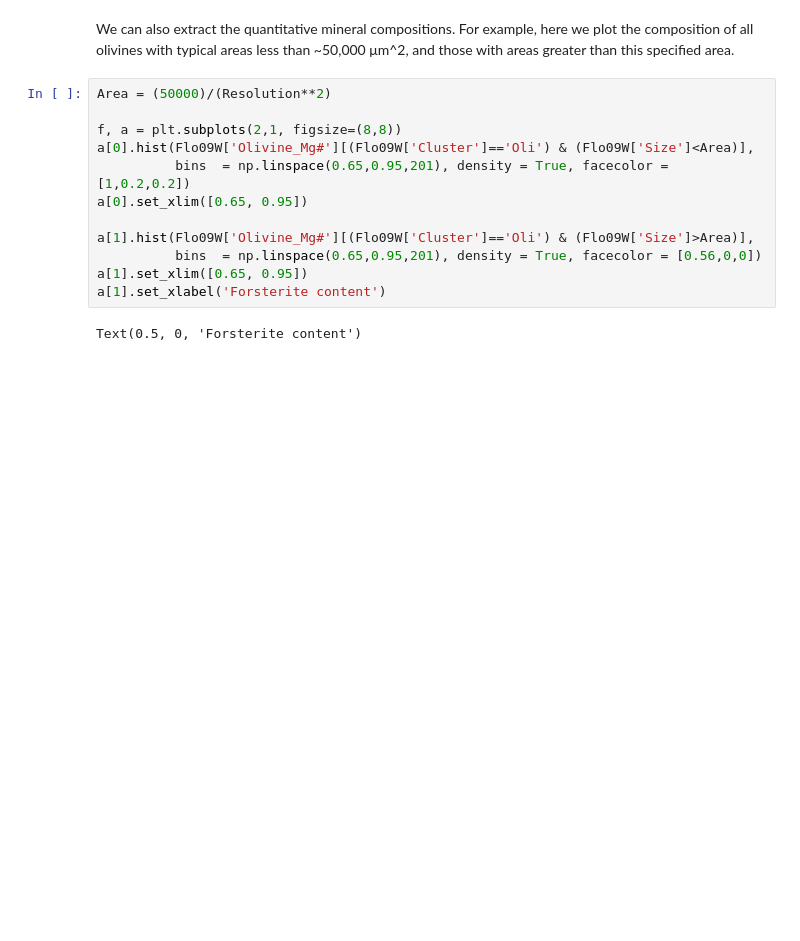
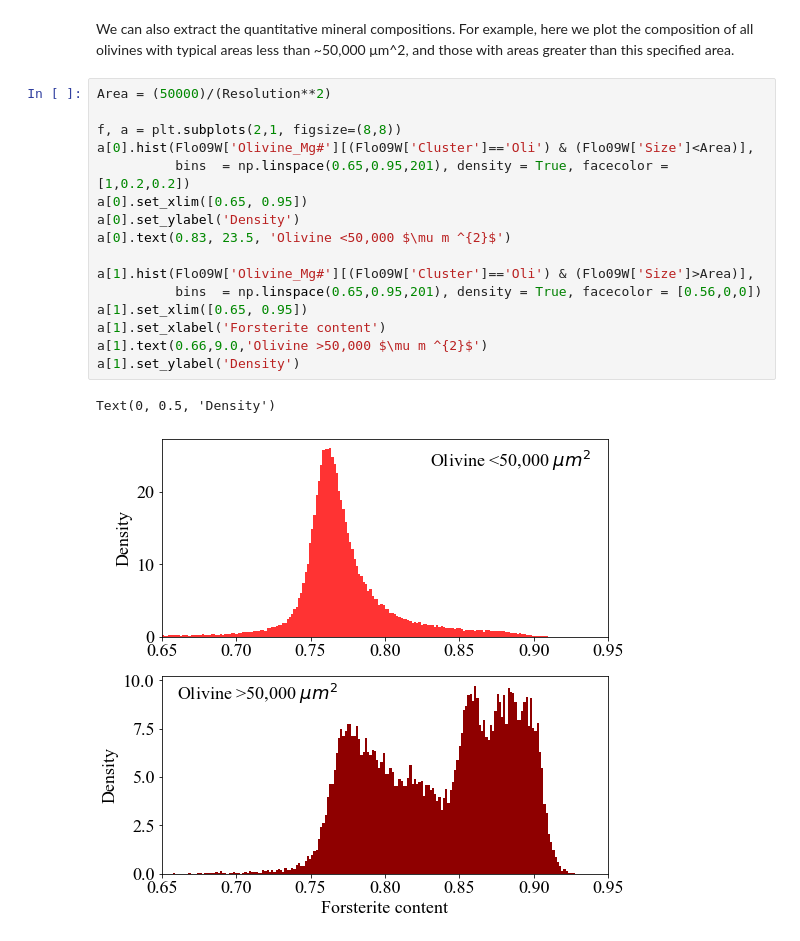
Before and after one commit to gleesonm1/chemMap, a Jupyter notebook: Examples/Floreana Lava Example.ipynb, the cells around one changed output. Drawn from its saved outputs; the diff is of its cells as text; blank space fills up the shorter version.

```diff
--- a/Examples/Floreana Lava Example.ipynb
+++ b/Examples/Floreana Lava Example.ipynb
@@ -88,14 +89,19 @@ We can also extract the quantitative mineral compositions. For example, here we
 # %%
 Area = (50000)/(Resolution**2)
 
 f, a = plt.subplots(2,1, figsize=(8,8))
 a[0].hist(Flo09W['Olivine_Mg#'][(Flo09W['Cluster']=='Oli') & (Flo09W['Size']<Area)],
           bins  = np.linspace(0.65,0.95,201), density = True, facecolor = [1,0.2,0.2])
 a[0].set_xlim([0.65, 0.95])
+a[0].set_ylabel('Density')
+a[0].text(0.83, 23.5, 'Olivine <50,000 $\mu m ^{2}$')
 
 a[1].hist(Flo09W['Olivine_Mg#'][(Flo09W['Cluster']=='Oli') & (Flo09W['Size']>Area)],
           bins  = np.linspace(0.65,0.95,201), density = True, facecolor = [0.56,0,0])
 a[1].set_xlim([0.65, 0.95])
 a[1].set_xlabel('Forsterite content')
+a[1].text(0.66,9.0,'Olivine >50,000 $\mu m ^{2}$')
+a[1].set_ylabel('Density')
 # %% [output]
-Text(0.5, 0, 'Forsterite content')
+Text(0, 0.5, 'Density')
+[figure, added]
```
Also changed, not shown: parts of 7 cells of this notebook.
